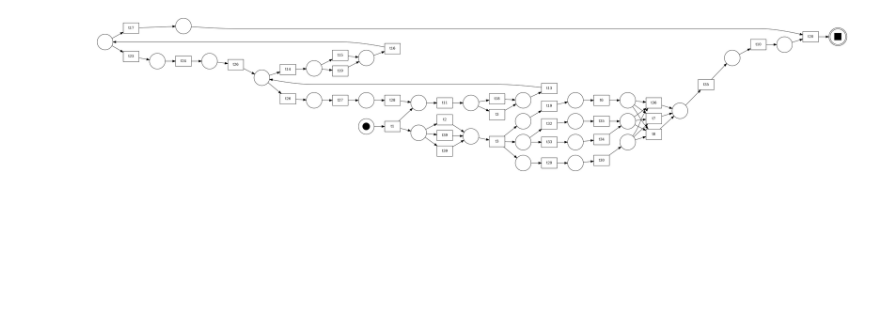
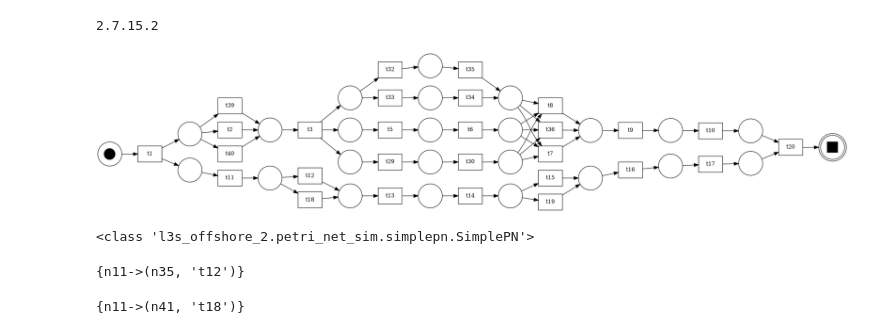
Before and after one commit to Peng-LUH/l3s-offshore-2, a Jupyter notebook: demos/demo_pm4py.ipynb, the cells around one changed output. Saved outputs shown, nothing was run; the diff lists cells and outputs as text; code cells hidden in the pictures; blank space fills up the shorter version.

```diff
--- a/demos/demo_pm4py.ipynb
+++ b/demos/demo_pm4py.ipynb
@@ -1,3 +1,8 @@
+# %%
+from importlib.metadata import version
+print(version("pm4py"))
+# %% [output]
+2.7.15.2
 # %%
 import sys
 import os
@@ -10,10 +15,12 @@ if parent_dir not in sys.path:
 # %%
 # Import Petri nets model from PNML file
 # pn: Petri net
 # im: initial marking
 # fm: final marking
 
-pn, im, fm = pm4py.read_pnml('../datasets/Process Discovery Contest 2023_1_all/Models/pdc2023_010001.pnml')
+event_log = pm4py.read_xes('../datasets/Process Discovery Contest 2023_1_all/Base Logs/pdc2023_000000.xes')
+
+pn, im, fm = pm4py.read_pnml('../datasets/Process Discovery Contest 2023_1_all/Models/pdc2023_000000.pnml')
 pm4py.view_petri_net(pn, im, fm)
 # %% [output]
-[figure, old version]
+[figure, new version]
@@ -19,0 +39,18 @@ pm4py.view_petri_net(pn, im, fm)
+# %%
+from l3s_offshore_2.petri_net_sim.simplepn import SimplePN
+
+simple_pn = SimplePN.convert_to_simple_pn(pn)
+
+print(type(simple_pn))
+# %% [output]
+<class 'l3s_offshore_2.petri_net_sim.simplepn.SimplePN'>
+# %%
+t_12 = simple_pn.get_transition_by_label(t_label='t12')
+t_12.in_arcs
+# %% [output]
+{n11->(n35, 't12')}
+# %%
+t_18 = simple_pn.get_transition_by_label(t_label='t18')
+t_18.in_arcs
+# %% [output]
+{n11->(n41, 't18')}
```
Also changed, not shown: parts of 13 cells of this notebook, 23 other files.
